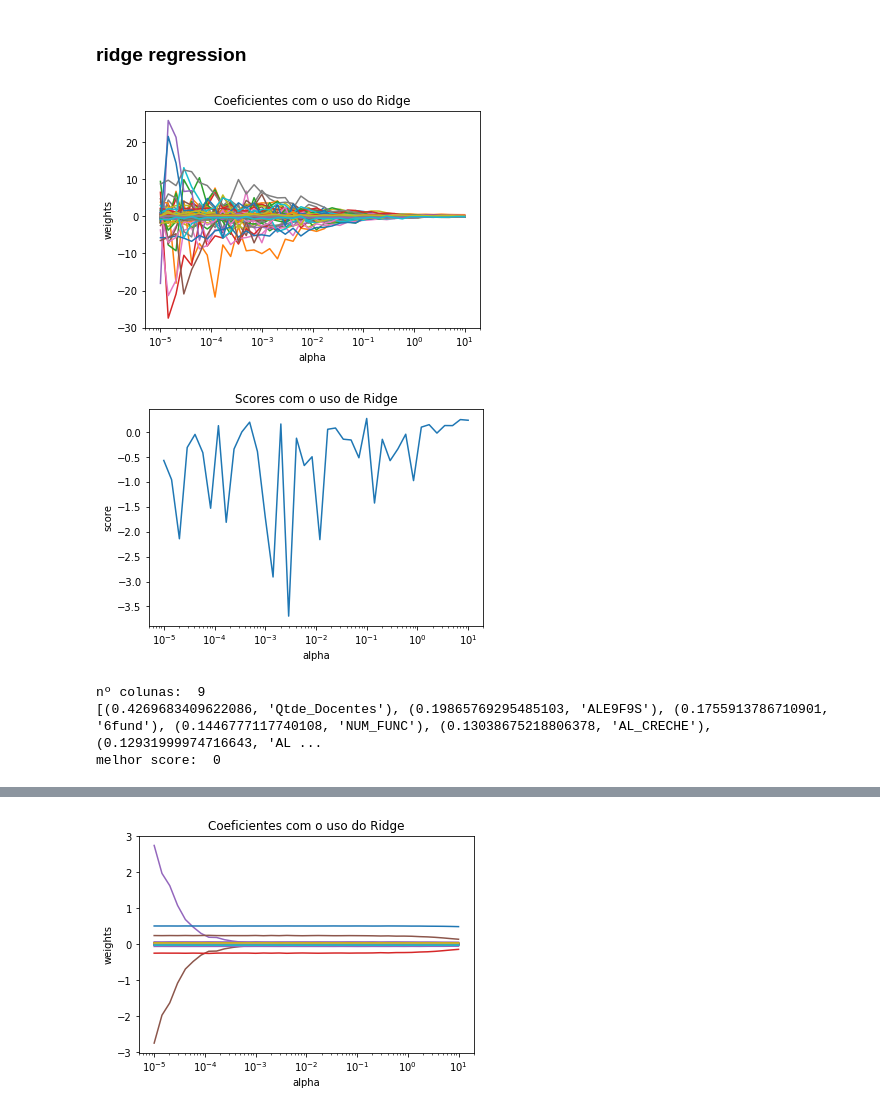
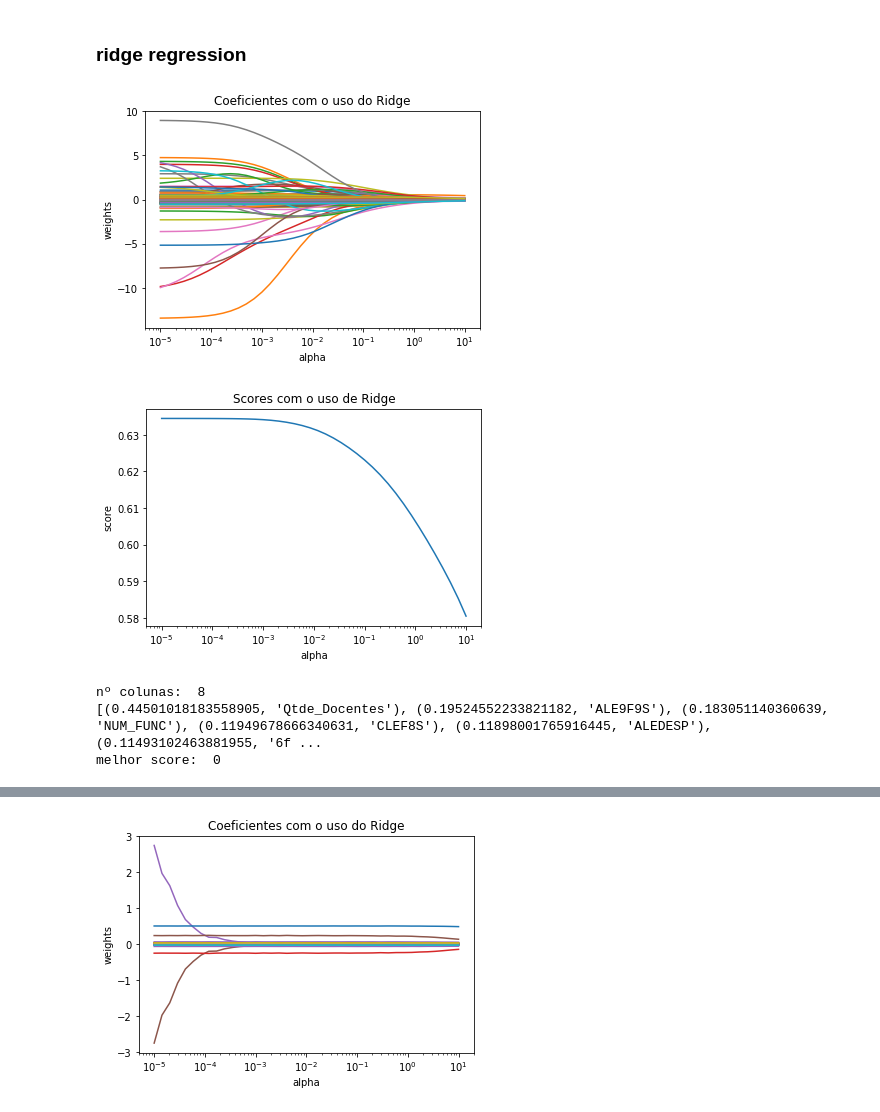
Before and after one commit to GiovaniValdrighi/DataScience_IC, a Jupyter notebook: Contest/ridge_lasso.ipynb, the cells around one changed output, grey strips where cells are left out. Cells and saved outputs as stored; diff of their text form; code cells hidden in the pictures.

```diff
--- a/Contest/ridge_lasso.ipynb
+++ b/Contest/ridge_lasso.ipynb
@@ -120,12 +180,12 @@ def ridge_aplicada(df, alphas):
 # %%
 n_alphas = 40
 alphas = np.logspace(-5, 1, n_alphas)
-ridge_aplicada(dados_escolares, alphas)
+ridge_aplicada1(dados_escolares, alphas)
 # %% [output]
-[figure, old version]
+[figure, new version]
-[figure, old version]
+[figure, new version]
-nº colunas:  9
-[(0.4269683409622086, 'Qtde_Docentes'), (0.19865769295485103, 'ALE9F9S'), (0.1755913786710901, '6fund'), (0.1446777117740108, 'NUM_FUNC'), (0.13038675218806378, 'AL_CRECHE'), (0.12931999974716643, 'AL ...
+nº colunas:  8
+[(0.44501018183558905, 'Qtde_Docentes'), (0.19524552233821182, 'ALE9F9S'), (0.183051140360639, 'NUM_FUNC'), (0.11949678666340631, 'CLEF8S'), (0.11898001765916445, 'ALEDESP'), (0.11493102463881955, '6f ...
 melhor score:  0
 # %%
 ridge_aplicada(rendimento, alphas)
```
Also changed, not shown: parts of 3 cells of this notebook, 1 other file.
